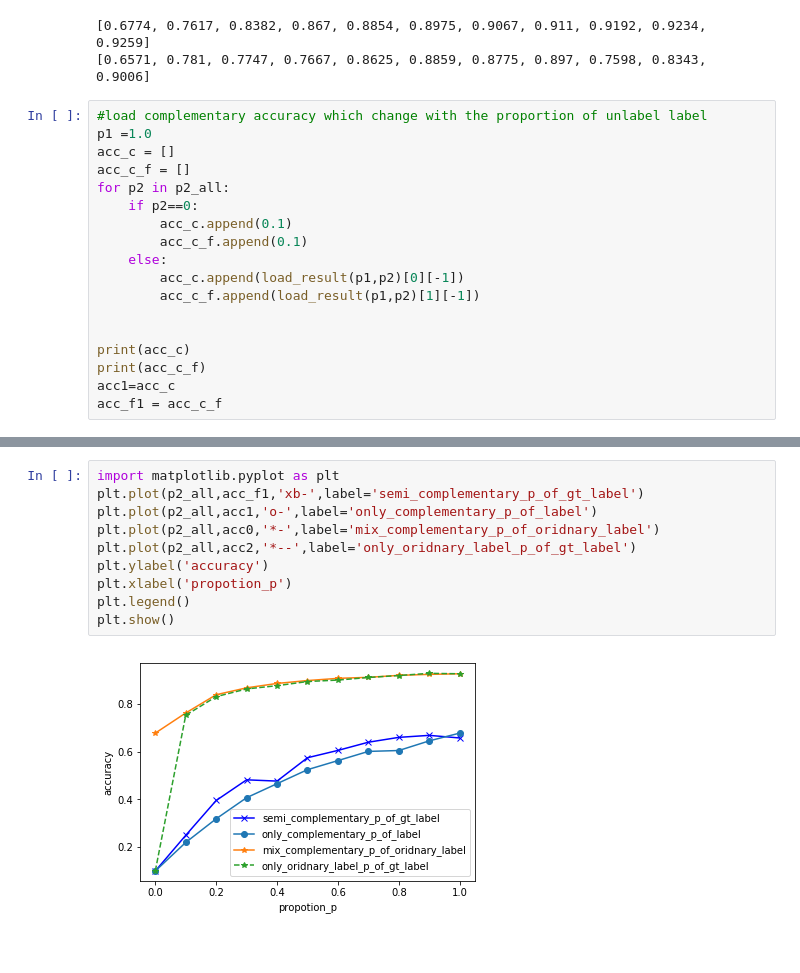
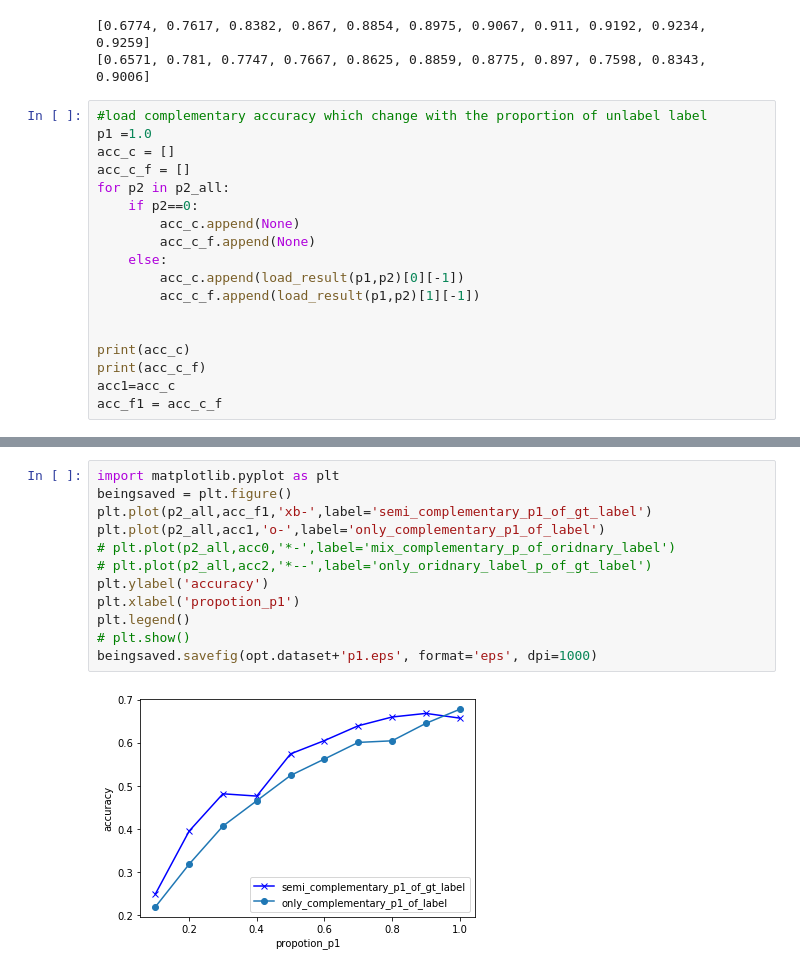
Before and after one commit to xuyanwu/Complementary-GAN, a Jupyter notebook: CIFAR10.ipynb, the cells around one changed output, grey strips where cells are left out. Saved outputs shown, nothing was run; the diff lists cells and outputs as text.

```diff
--- a/CIFAR10.ipynb
+++ b/CIFAR10.ipynb
@@ -56,8 +56,8 @@ acc_c = []
 acc_c_f = []
 for p2 in p2_all:
     if p2==0:
-        acc_c.append(0.1)
-        acc_c_f.append(0.1)
+        acc_c.append(None)
+        acc_c_f.append(None)
     else:
         acc_c.append(load_result(p1,p2)[0][-1])
         acc_c_f.append(load_result(p1,p2)[1][-1])
@@ -92,12 +96,14 @@ acc_f2 = acc_c_f
 # %%
 import matplotlib.pyplot as plt
-plt.plot(p2_all,acc_f1,'xb-',label='semi_complementary_p_of_gt_label')
-plt.plot(p2_all,acc1,'o-',label='only_complementary_p_of_label')
-plt.plot(p2_all,acc0,'*-',label='mix_complementary_p_of_oridnary_label')
-plt.plot(p2_all,acc2,'*--',label='only_oridnary_label_p_of_gt_label')
+beingsaved = plt.figure()
+plt.plot(p2_all,acc_f1,'xb-',label='semi_complementary_p1_of_gt_label')
+plt.plot(p2_all,acc1,'o-',label='only_complementary_p1_of_label')
+# plt.plot(p2_all,acc0,'*-',label='mix_complementary_p_of_oridnary_label')
+# plt.plot(p2_all,acc2,'*--',label='only_oridnary_label_p_of_gt_label')
 plt.ylabel('accuracy')
-plt.xlabel('propotion_p')
+plt.xlabel('propotion_p1')
 plt.legend()
-plt.show()
+# plt.show()
+beingsaved.savefig(opt.dataset+'p1.eps', format='eps', dpi=1000)
 # %% [output]
-[figure, old version]
+[figure, new version]
```
Also changed, not shown: parts of 3 cells of this notebook, 2 other files.
